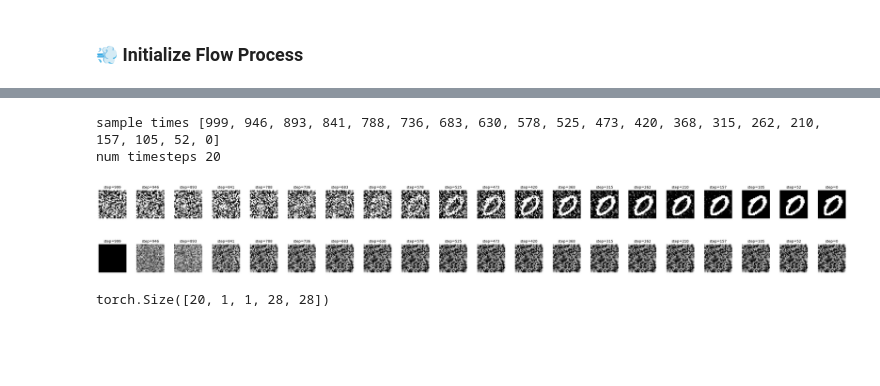
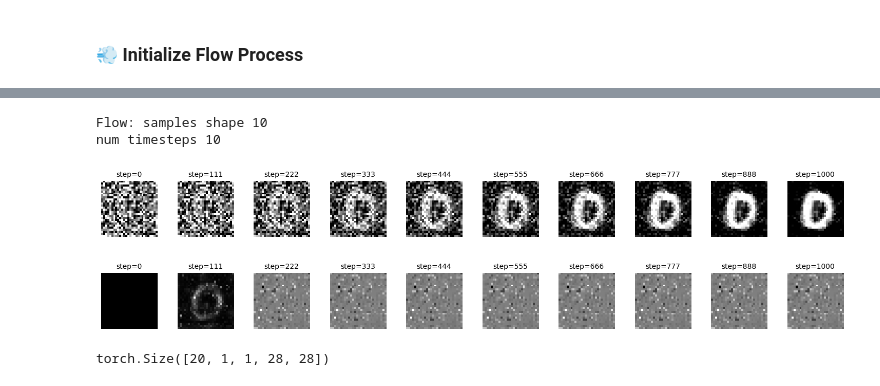
Before and after one commit to Jac-Zac/PML_DL_Final_Project, a Jupyter notebook: notebooks/notebook_llla_flow.ipynb, the cells around one changed output, grey strips where cells are left out. Saved outputs shown, nothing was run; the diff lists cells and outputs as text; code cells hidden in the pictures; blank space fills up the shorter version.

Commit message:
flow uq

```diff
--- a/notebooks/notebook_llla_flow.ipynb
+++ b/notebooks/notebook_llla_flow.ipynb
@@ -195,9 +229,9 @@ from types import SimpleNamespace
 num_classes = 10
 
 # Load pretrained MAP model using best checkpoint
-diff_model = load_pretrained_model(
+flow_model = load_pretrained_model(
     model_name="unet",
-    ckpt_path="jac-zac/diffusion-project/best-model:v22",
+    ckpt_path="jac-zac/diffusion-project/best-model:v45",
     device=device,
     model_kwargs={"num_classes": num_classes, "time_emb_dim": 128},
     use_wandb=True,
@@ -213,7 +247,7 @@ mnist_config.data.image_size = 28  # MNIST image size
 # Wrap diffusion model with your Custom Model for Laplace last layer approx
 # NOTE: Automatically call fit
 laplace_model = LaplaceApproxModel(
-    diff_model, train_loader, args=None, config=mnist_config
+    flow_model, train_loader, args=None, config=mnist_config
 )
 
 print("Laplace fitting completed on last layer of the diffusion model.")
@@ -232,7 +267,7 @@ Laplace fitting completed on last layer of the diffusion model.
 <!-- #endregion -->
 # %%
 # Initialize uncertainty-aware diffusion (same interface as base class)
-diffusion = UQFlowMatching(img_size=28, device=device)
+flow = UQFlowMatching(img_size=28, device=device)
 # %%
 
 import os
@@ -385,33 +426,33 @@ def plot_image_uncertainty_grid(
 # %%
 from PIL import Image
 
-num_intermediate = 20
+num_intermediate = 10
 
 all_samples_grouped, uncertainties = plot_image_uncertainty_grid(
         laplace_model,
-        diffusion,
+        flow,
         num_intermediate=num_intermediate,
         n=1,
         max_steps=max_steps,
         save_dir=save_dir,
         device=device,
         num_classes=num_classes,
         cov_num_sample=15,
     )
 
 
 # Display samples grid
 out_path_img = os.path.join(save_dir, "all_samples_grid.png")
 display(Image.open(out_path_img))
 
 # Display uncertainties grid
 out_path_unc = os.path.join(save_dir, "all_uncertainties_grid.png")
 display(Image.open(out_path_unc))
 # %% [output]
-sample times [999, 946, 893, 841, 788, 736, 683, 630, 578, 525, 473, 420, 368, 315, 262, 210, 157, 105, 52, 0]
-num timesteps 20
+Flow: samples shape 10
+num timesteps 10
-[figure, old version]
+[figure, new version]
-[figure, old version]
+[figure, new version]
 # %%
 print(uncertainties.shape)
 # %% [output]
```
Also changed, not shown: parts of 7 cells of this notebook.
